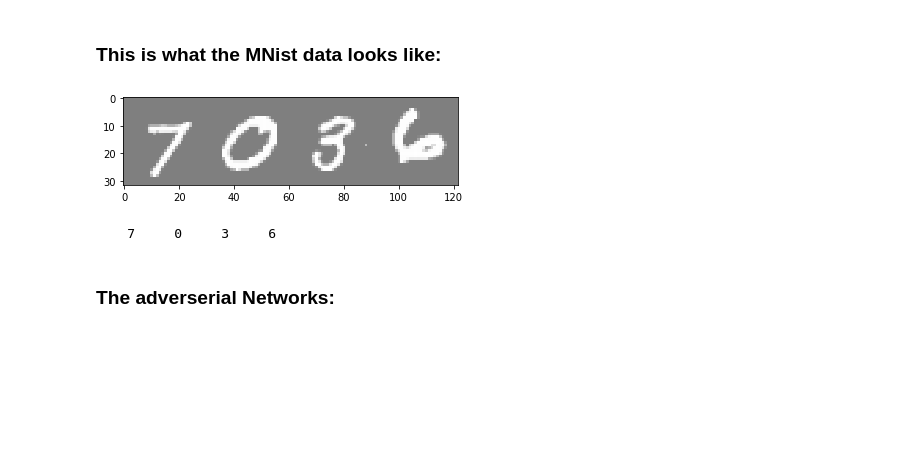
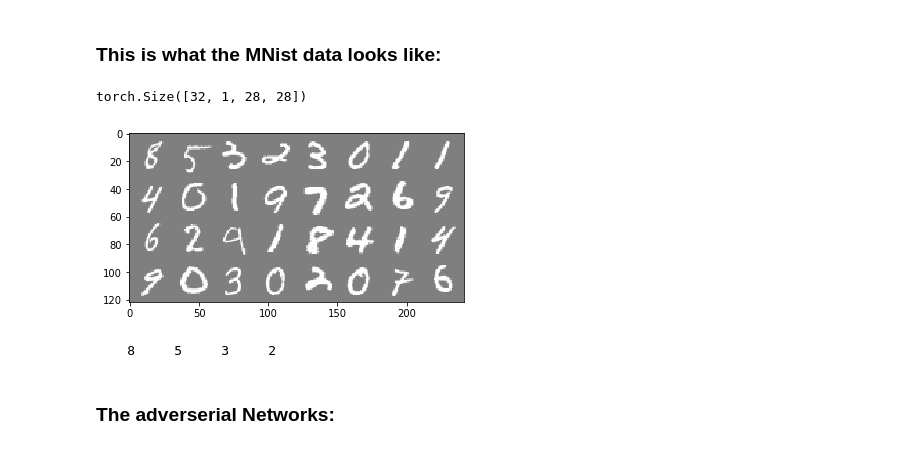
Before and after one commit to BenBausch/Gan-Architectures, a Jupyter notebook: Ganv2.ipynb, the cells around one changed output. Saved outputs shown, nothing was run; the diff lists cells and outputs as text; code cells hidden in the pictures; blank space fills up the shorter version.

```diff
--- a/Ganv2.ipynb
+++ b/Ganv2.ipynb
@@ -62,28 +63,30 @@ def load_mnist_minibatched(batch_size: int, n_train: int = 8192, n_valid: int =
 # %%
 batch_size = 32
 lr = 0.0002
-train_epoch = 50
+train_epoch = 40
 trainloader, validation_loader, test_loader = load_mnist_minibatched(batch_size)
 
 # get some random training images
 dataiter = iter(trainloader)
 images, labels = dataiter.next()
 
+print(images.shape)
 classes = ('0', '1', '2', '3', '4', '5', '6', '7', '8', '9')
 
-img = torchvision.utils.make_grid(images[:4,:,:,:])
+img = torchvision.utils.make_grid(images)
 
 # show images
 img = img / 2 + 0.5     # unnormalize
 npimg = img.numpy()
 plt.imshow(np.transpose(npimg, (1, 2, 0)))
 plt.show()
 
 # print labels
 print(' '.join('%5s' % classes[labels[j]] for j in range(4)))
 # %% [output]
+torch.Size([32, 1, 28, 28])
-[figure, old version]
+[figure, new version]
-    7     0     3     6
+    8     5     3     2
 # %% [markdown]
 ### The adverserial Networks:
 # %% [markdown]
```
Also changed, not shown: parts of 12 cells of this notebook, 1 other file.
